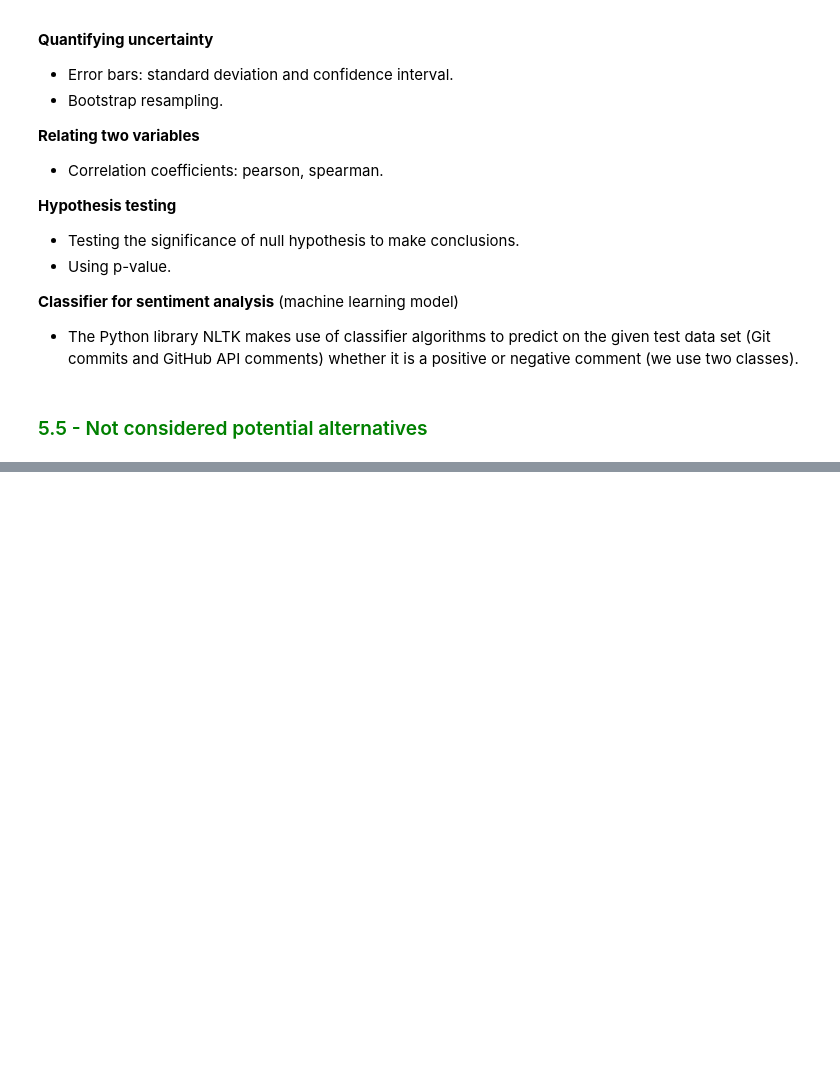
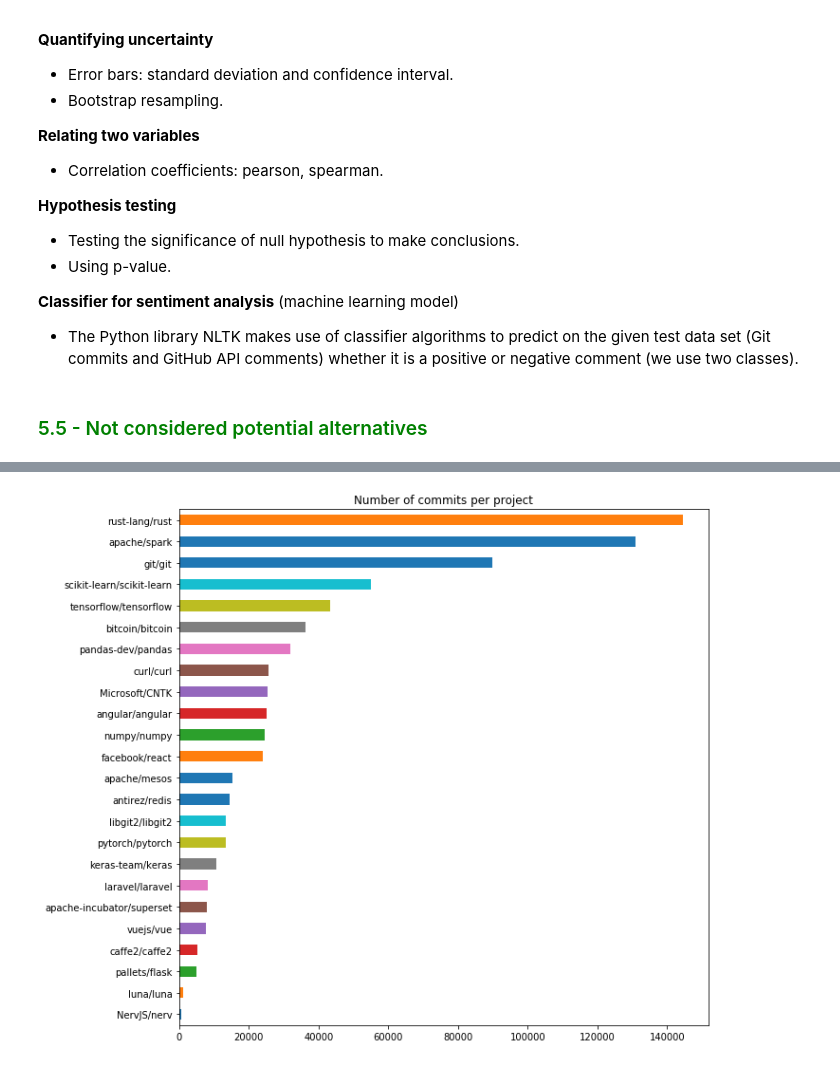
Before and after one commit to GermainZ/AppliedDataAnalysisProject, a Jupyter notebook: data_pipeline.ipynb, the cells around one changed output, grey strips where cells are left out. Cells and saved outputs as stored; diff of their text form; code cells hidden in the pictures; blank space fills up the shorter version.

```diff
--- a/data_pipeline.ipynb
+++ b/data_pipeline.ipynb
@@ -240,6 +242,7 @@ commits_df.head(5)
 # %% [markdown]
 We decide not to drop any of the columns, as all might be needed later on for further analysis steps to detect common patterns.
 # %%
+commits_df = commits_df.replace('unknown', np.NaN)
 # Get the number of NaN values for each column.
 commits_df.isnull().sum()
 # %% [output]
@@ -264,0 +269,8 @@ The only present NaNs are in `committer_email_dedup` and `committer_name_dedup`,
+# %%
+cond = (commits_df.author_name.isnull()) & (~commits_df.author_name_dedup.isnull())
+commits_df.loc[cond, 'author_name'] = commits_df[cond].author_name_dedup
+
+cond = (commits_df.committer_name.isnull()) & (~commits_df.committer_name_dedup.isnull())
+commits_df.loc[cond, 'committer_name'] = commits_df[cond].committer_name_dedup
+
+commits_df.isnull().sum()
@@ -264,0 +297,3 @@ The only present NaNs are in `committer_email_dedup` and `committer_name_dedup`,
+# %%
+commits_df = commits_df.drop(axis=1, columns=['author_name_dedup', 'committer_name_dedup', 'author_email_dedup',
+                                              'committer_email_dedup'])
@@ -264,0 +302,10 @@ The only present NaNs are in `committer_email_dedup` and `committer_name_dedup`,
+# %%
+# Print an example.
+example = commits_df[commits_df.committer_name == 'GitHub'].iloc[0]
+print(('In the dataset, the commiter is for this data point is "GitHub".\nWe can easily verify this is not the '
+       'case:\nhttps://github.com/{}/commit/{}').format(example.project, example.name))
+
+# Fix.
+cond = (commits_df.committer_name == 'GitHub')
+commits_df.loc[cond, 'committer_email'] = commits_df[cond].author_email
+commits_df.loc[cond, 'committer_name'] = commits_df[cond].author_name
@@ -816,0 +874,6 @@ We are not sonsidering the two datasets `blames` and `patches` in the Gitential
+# %%
+# Number of commits per project.
+commits_count_by_project = commits_df.project.value_counts(ascending=True)
+commits_count_by_project.plot.barh(figsize=(10, 10), title='Number of commits per project');
+# %% [output]
+[figure, added]
```
Also changed, not shown: parts of 21 cells of this notebook.
